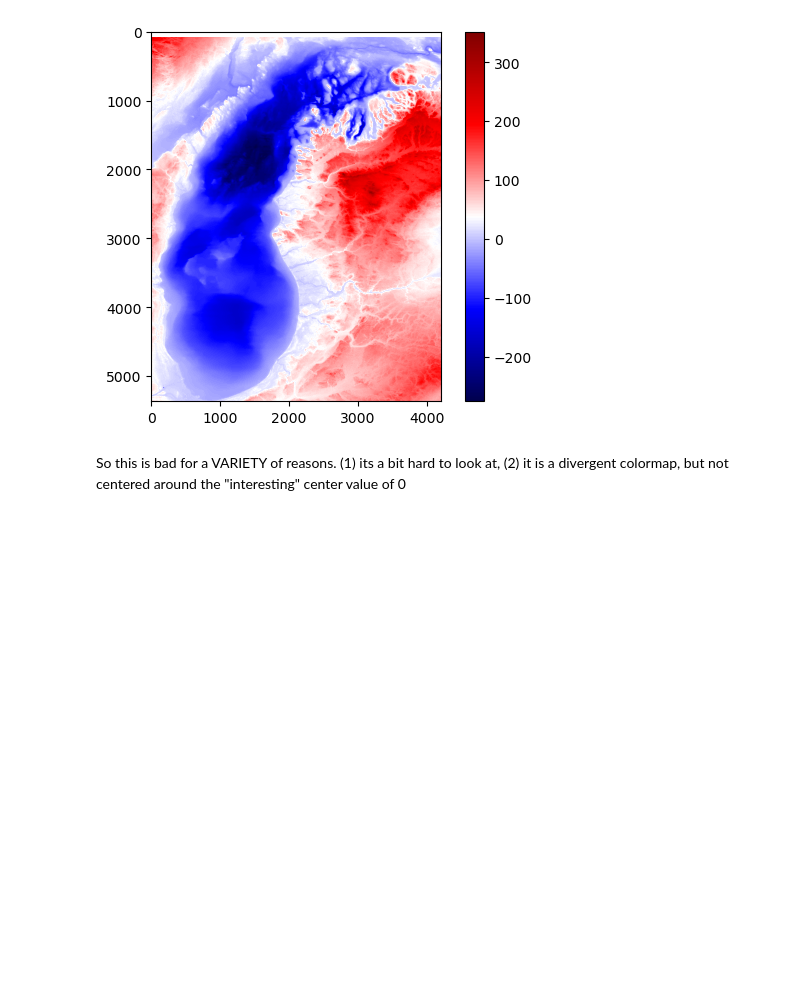
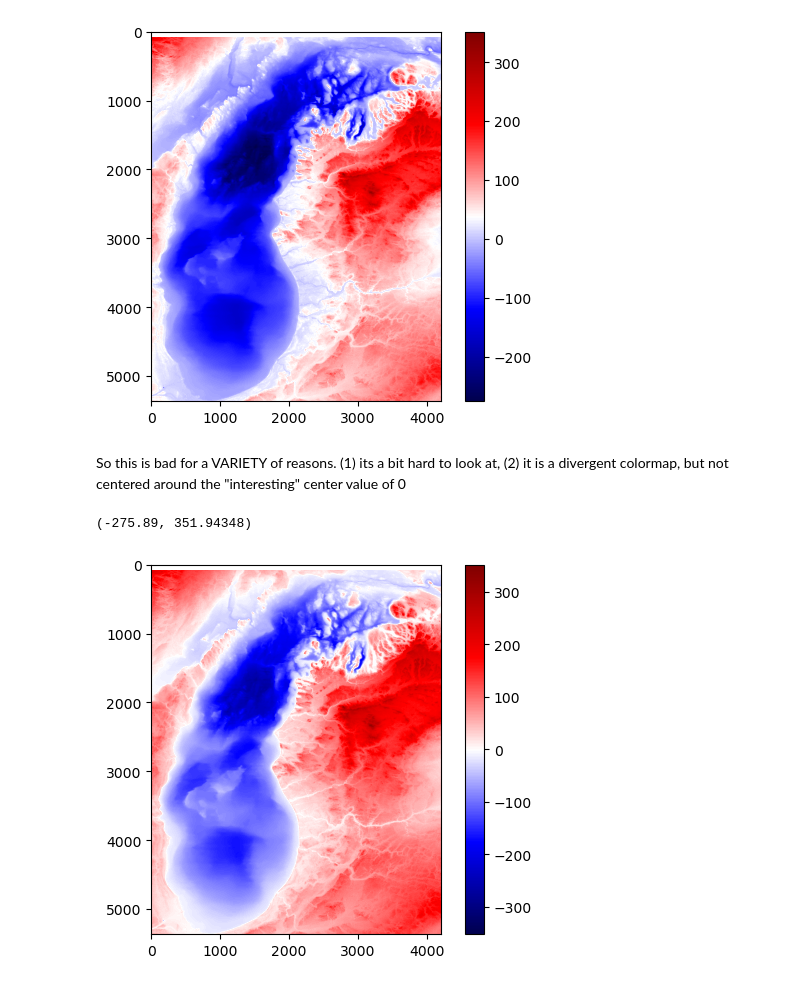
Before and after one commit to UIUC-iSchool-DataViz/is445_bcubcg_fall2022, a Jupyter notebook: week03/inClass_week03.ipynb, the cells around one changed output. Saved outputs shown, nothing was run; the diff lists cells and outputs as text; code cells hidden in the pictures; blank space fills up the shorter version.

```diff
--- a/week03/inClass_week03.ipynb
+++ b/week03/inClass_week03.ipynb
@@ -583,0 +582,11 @@ np.
+# %%
+np.nanmin(michigan), np.nanmax(michigan)
+# %% [output]
+(-275.89, 351.94348)
+# %%
+plt.imshow(michigan,cmap='seismic')
+plt.colorbar()
+plt.clim(-352,352)
+plt.show()
+# %% [output]
+[figure, added]
```
Also changed, not shown: parts of 1 cell of this notebook.
